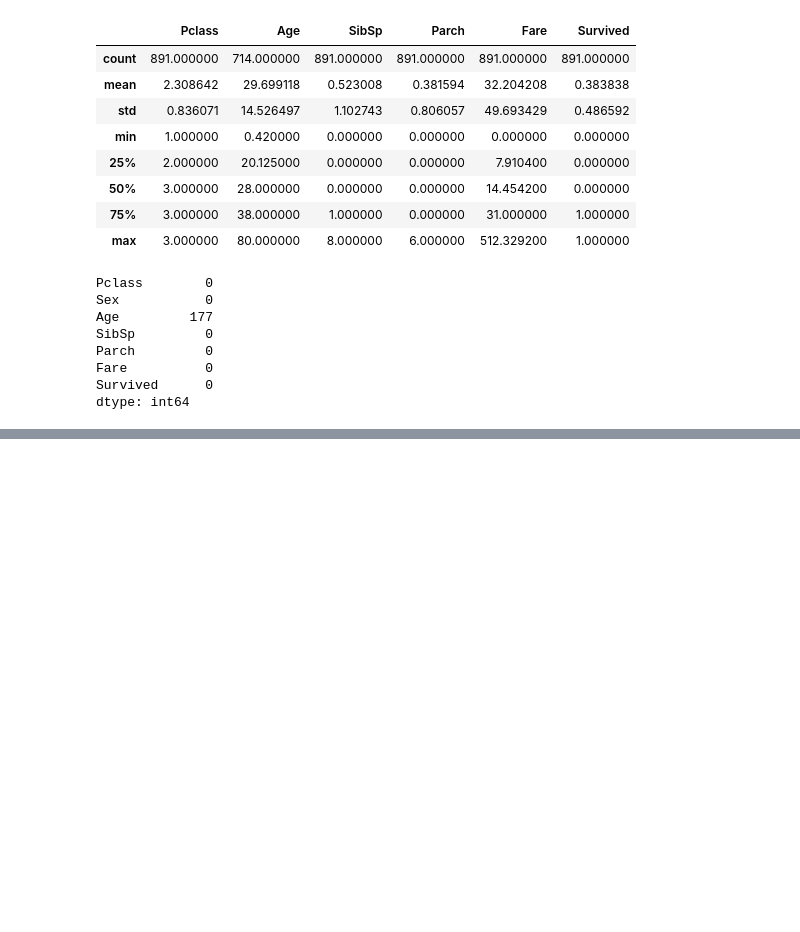
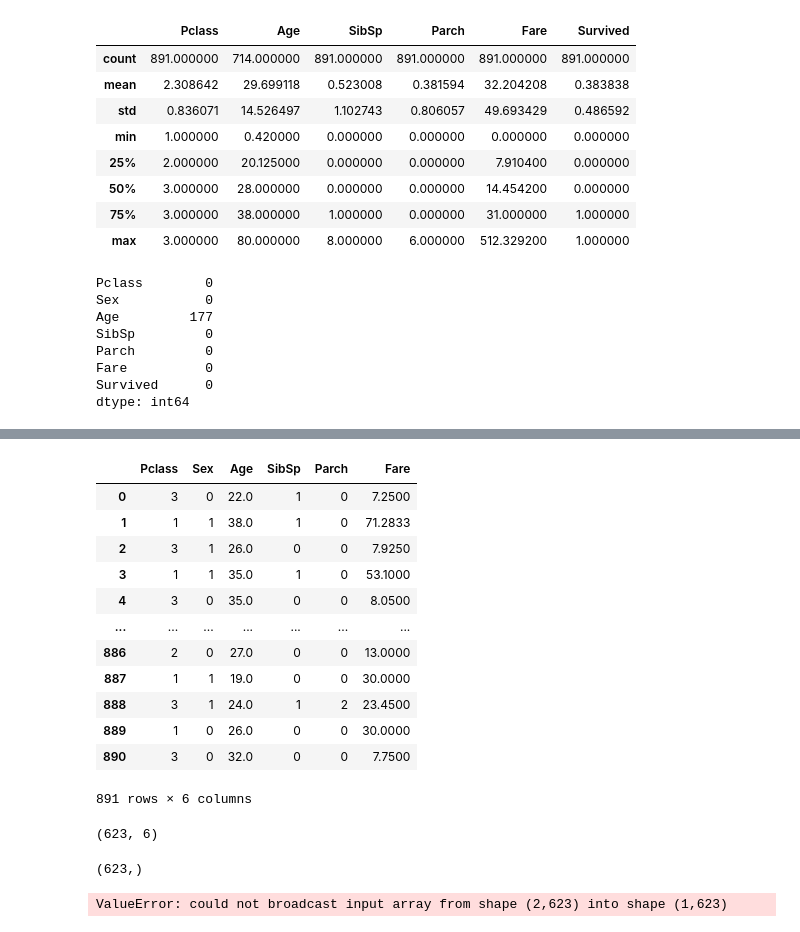
Before and after one commit to chandansinghthakur/ML_assignments, a Jupyter notebook: Assignment_3_Decision_tree.ipynb, the cells around one changed output, grey strips where cells are left out. Drawn from its saved outputs; the diff is of its cells as text; code cells hidden in the pictures; blank space fills up the shorter version.

```diff
--- a/Assignment_3_Decision_tree.ipynb
+++ b/Assignment_3_Decision_tree.ipynb
@@ -122,0 +138,3 @@ def categ(cols):
+# %%
+X = df.drop(['Survived'], axis=1)
+y = df['Survived']
@@ -122,0 +177,18 @@ def categ(cols):
+# %%
+X['Sex'] = pd.get_dummies(X['Sex']).values
+# %%
+X
+# %% [output]
+|  | Pclass | Sex | Age | SibSp | Parch | Fare |
+| 0 | 3 | 0 | 22.0 | 1 | 0 | 7.2500 |
+| 1 | 1 | 1 | 38.0 | 1 | 0 | 71.2833 |
+| 2 | 3 | 1 | 26.0 | 0 | 0 | 7.9250 |
+| 3 | 1 | 1 | 35.0 | 1 | 0 | 53.1000 |
+| 4 | 3 | 0 | 35.0 | 0 | 0 | 8.0500 |
+| ... | ... | ... | ... | ... | ... | ... |
+| 886 | 2 | 0 | 27.0 | 0 | 0 | 13.0000 |
+| 887 | 1 | 1 | 19.0 | 0 | 0 | 30.0000 |
+| 888 | 3 | 1 | 24.0 | 1 | 2 | 23.4500 |
+| 889 | 1 | 0 | 26.0 | 0 | 0 | 30.0000 |
+| 890 | 3 | 0 | 32.0 | 0 | 0 | 7.7500 |
+891 rows × 6 columns
@@ -122,0 +198,8 @@ def categ(cols):
+# %%
+x_train.shape
+# %% [output]
+(623, 6)
+# %%
+y_train.shape
+# %% [output]
+(623,)
@@ -122,0 +210,4 @@ def categ(cols):
+# %%
+log_reg.fit(x_train,y_train)
+# %% [output]
+ValueError: could not broadcast input array from shape (2,623) into shape (1,623)
```
Also changed, not shown: parts of 22 cells of this notebook.
